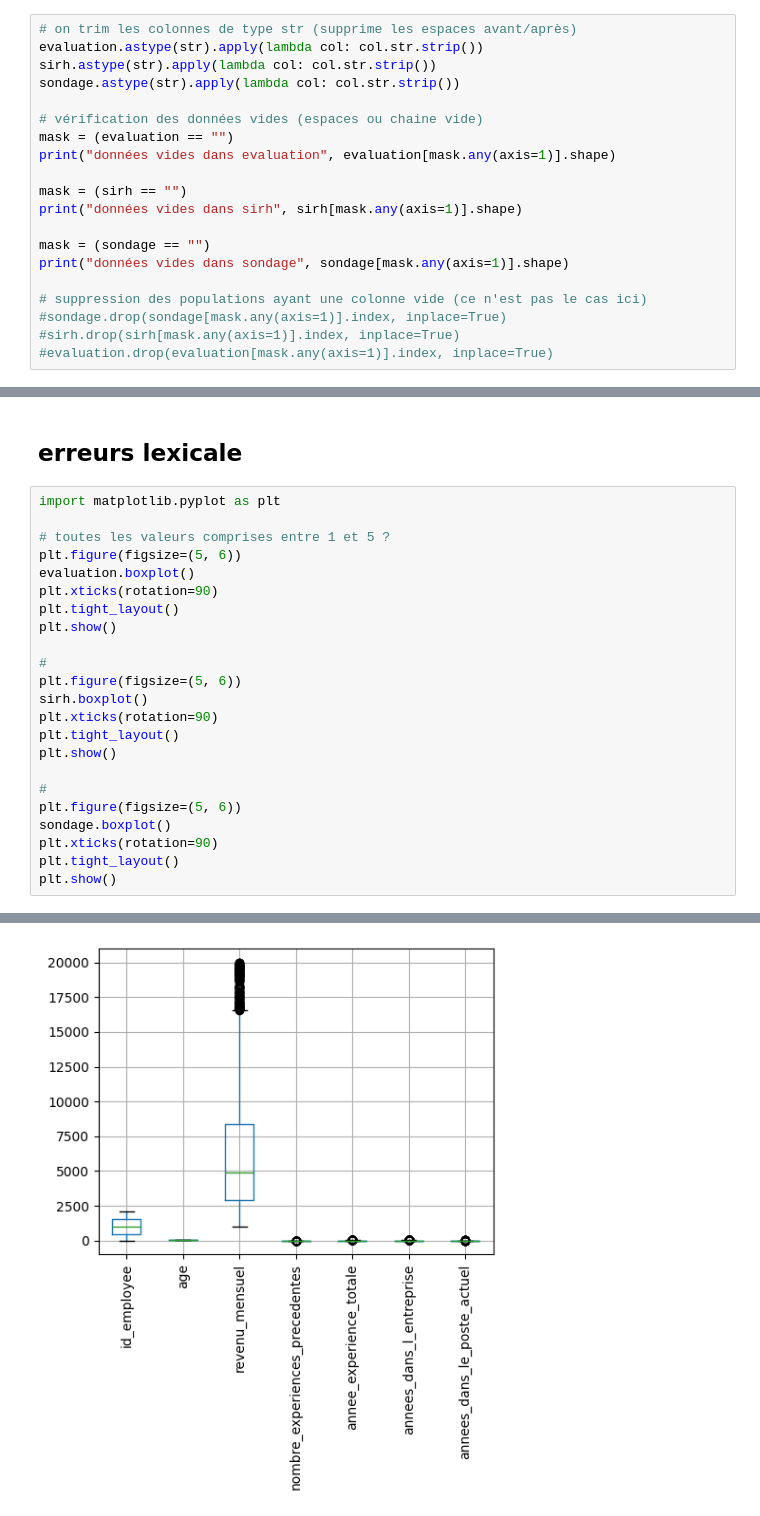
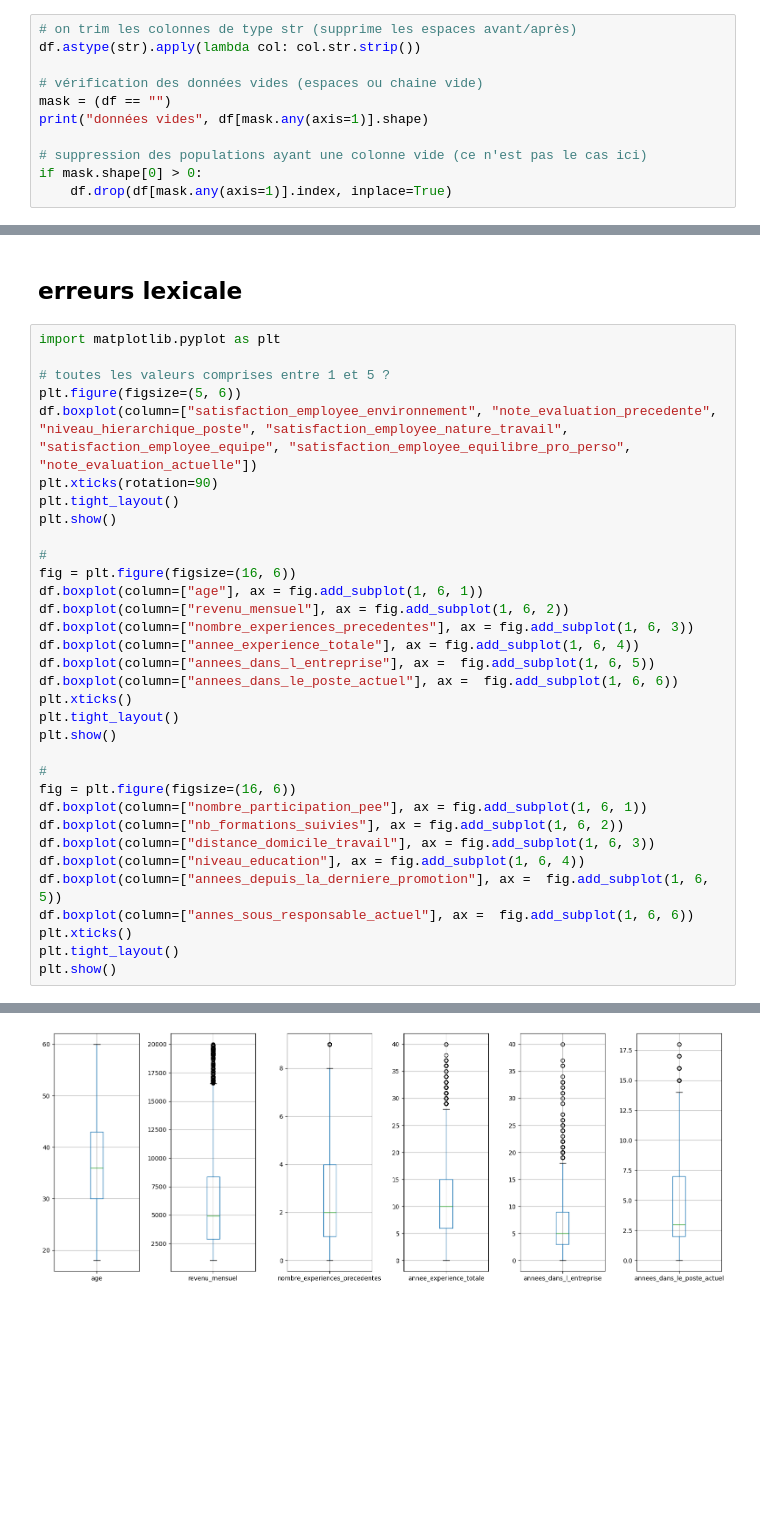
Before and after one commit to Ace4teaM/OCR-NovaTech, a Jupyter notebook: 1.nettoyage.ipynb, the cells around one changed output, grey strips where cells are left out. Drawn from its saved outputs; the diff is of its cells as text; blank space fills up the shorter version.

Commit message:
Nettoyage et conversion des données dans un fichier optimisé 'parquet'

```diff
--- a/1.nettoyage.ipynb
+++ b/1.nettoyage.ipynb
@@ -126,22 +345,13 @@ sondage.drop(inplace=True, columns=["nombre_employee_sous_responsabilite"])
 ## cellules vides
 # %%
 # on trim les colonnes de type str (supprime les espaces avant/après)
-evaluation.astype(str).apply(lambda col: col.str.strip())
-sirh.astype(str).apply(lambda col: col.str.strip())
-sondage.astype(str).apply(lambda col: col.str.strip())
+df.astype(str).apply(lambda col: col.str.strip())
 
 # vérification des données vides (espaces ou chaine vide)
-mask = (evaluation == "")
-print("données vides dans evaluation", evaluation[mask.any(axis=1)].shape)
-
-mask = (sirh == "")
-print("données vides dans sirh", sirh[mask.any(axis=1)].shape)
-
-mask = (sondage == "")
-print("données vides dans sondage", sondage[mask.any(axis=1)].shape)
+mask = (df == "")
+print("données vides", df[mask.any(axis=1)].shape)
 
 # suppression des populations ayant une colonne vide (ce n'est pas le cas ici)
-#sondage.drop(sondage[mask.any(axis=1)].index, inplace=True)
-#sirh.drop(sirh[mask.any(axis=1)].index, inplace=True)
-#evaluation.drop(evaluation[mask.any(axis=1)].index, inplace=True)
+if mask.shape[0] > 0:
+    df.drop(df[mask.any(axis=1)].index, inplace=True)
 # %% [output]
@@ -153,26 +361,36 @@ données vides dans sondage (0, 11)
 # %%
 import matplotlib.pyplot as plt
 
 # toutes les valeurs comprises entre 1 et 5 ?
 plt.figure(figsize=(5, 6))
-evaluation.boxplot()
+df.boxplot(column=["satisfaction_employee_environnement", "note_evaluation_precedente", "niveau_hierarchique_poste", "satisfaction_employee_nature_travail", "satisfaction_employee_equipe", "satisfaction_employee_equilibre_pro_perso", "note_evaluation_actuelle"])
 plt.xticks(rotation=90)
 plt.tight_layout()
 plt.show()
 
 #
-plt.figure(figsize=(5, 6))
-sirh.boxplot()
-plt.xticks(rotation=90)
+fig = plt.figure(figsize=(16, 6))
+df.boxplot(column=["age"], ax = fig.add_subplot(1, 6, 1))
+df.boxplot(column=["revenu_mensuel"], ax = fig.add_subplot(1, 6, 2))
+df.boxplot(column=["nombre_experiences_precedentes"], ax = fig.add_subplot(1, 6, 3))
+df.boxplot(column=["annee_experience_totale"], ax = fig.add_subplot(1, 6, 4))
+df.boxplot(column=["annees_dans_l_entreprise"], ax =  fig.add_subplot(1, 6, 5))
+df.boxplot(column=["annees_dans_le_poste_actuel"], ax =  fig.add_subplot(1, 6, 6))
+plt.xticks()
 plt.tight_layout()
 plt.show()
 
 #
-plt.figure(figsize=(5, 6))
-sondage.boxplot()
-plt.xticks(rotation=90)
+fig = plt.figure(figsize=(16, 6))
+df.boxplot(column=["nombre_participation_pee"], ax = fig.add_subplot(1, 6, 1))
+df.boxplot(column=["nb_formations_suivies"], ax = fig.add_subplot(1, 6, 2))
+df.boxplot(column=["distance_domicile_travail"], ax = fig.add_subplot(1, 6, 3))
+df.boxplot(column=["niveau_education"], ax = fig.add_subplot(1, 6, 4))
+df.boxplot(column=["annees_depuis_la_derniere_promotion"], ax =  fig.add_subplot(1, 6, 5))
+df.boxplot(column=["annes_sous_responsable_actuel"], ax =  fig.add_subplot(1, 6, 6))
+plt.xticks()
 plt.tight_layout()
 plt.show()
 # %% [output]
 [figure]
-[figure, old version]
+[figure, new version]
```
Also changed, not shown: parts of 29 cells of this notebook, 4 other files.
